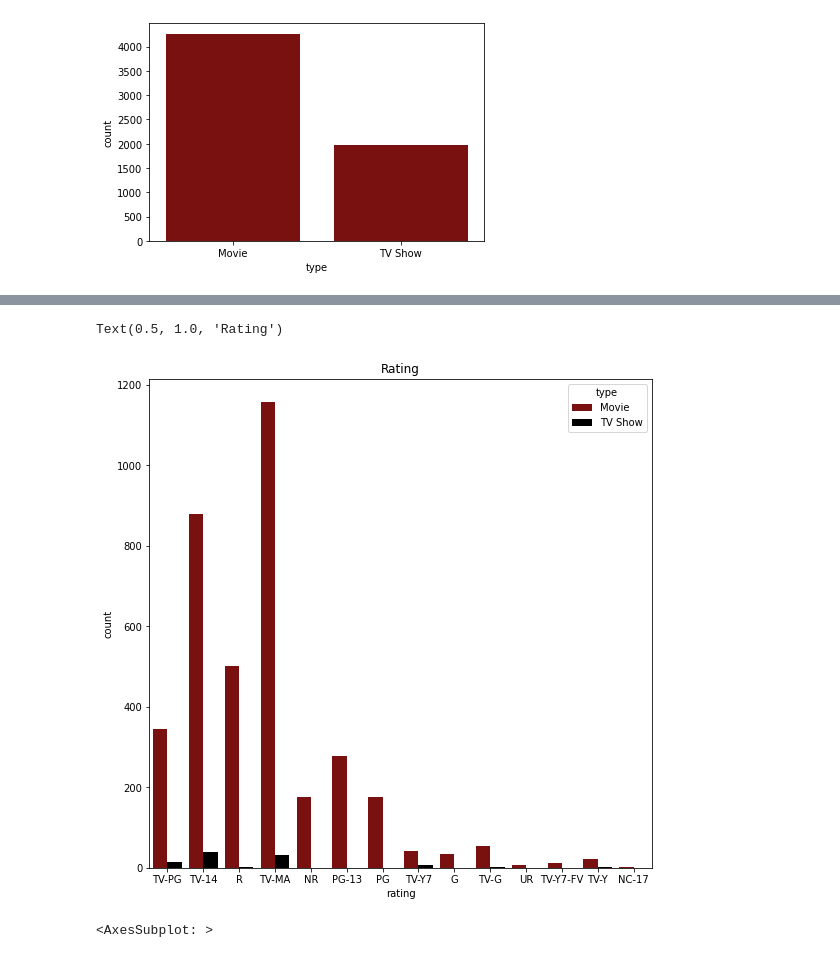
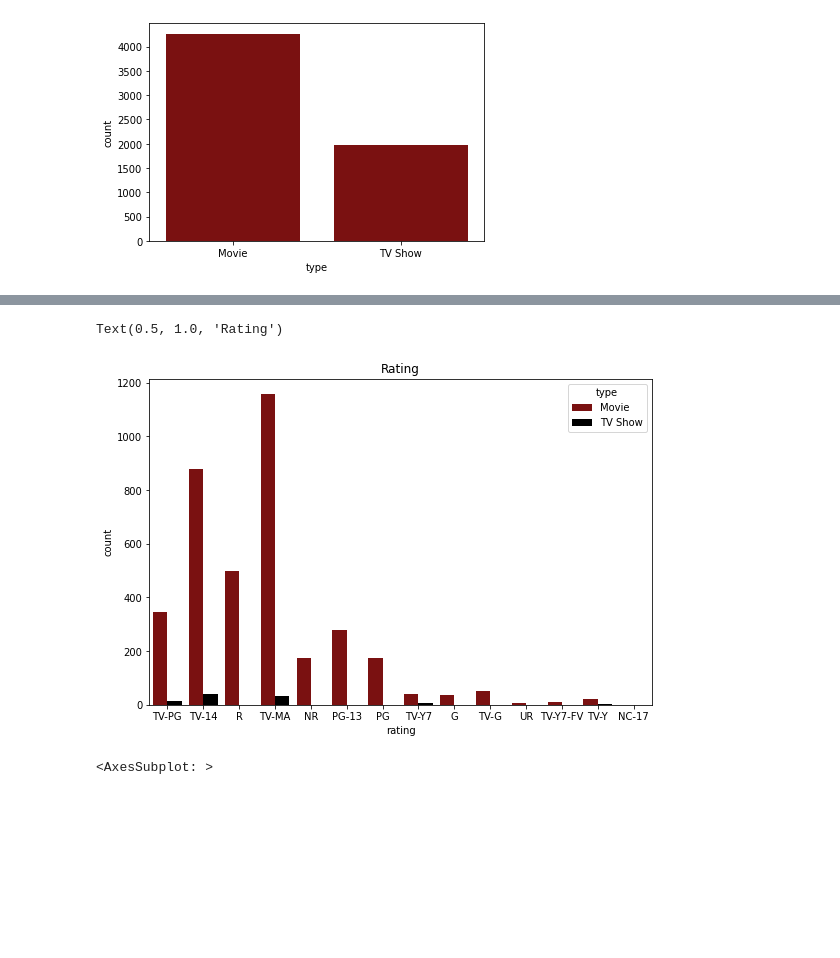
Before and after one commit to Hugox96/Netfliz_Python, a Jupyter notebook: Netflix.ipynb, the cells around one changed output, grey strips where cells are left out. Saved outputs shown, nothing was run; the diff lists cells and outputs as text; code cells hidden in the pictures; blank space fills up the shorter version.

```diff
--- a/Netflix.ipynb
+++ b/Netflix.ipynb
@@ -156,13 +168,13 @@ plt.savefig("2º Grafico.pdf")
 # %%
-plt.figure(figsize=(9,9))
+plt.figure(figsize=(9,6))
 # use a handmade palette
 cor = ["darkred", "black"]
 sns.set_palette(cor)
 sns.countplot(x='rating',hue="type", data=netflix_dados)
 plt.title('Rating')
 # %% [output]
 Text(0.5, 1.0, 'Rating')
-[figure, old version]
+[figure, new version]
 # %%
 # Verificando os top 10 paises em produção
 netflix_dados["country"].value_counts().head(10).plot(kind="bar")
```
Also changed, not shown: parts of 5 cells of this notebook, 3 other files.
